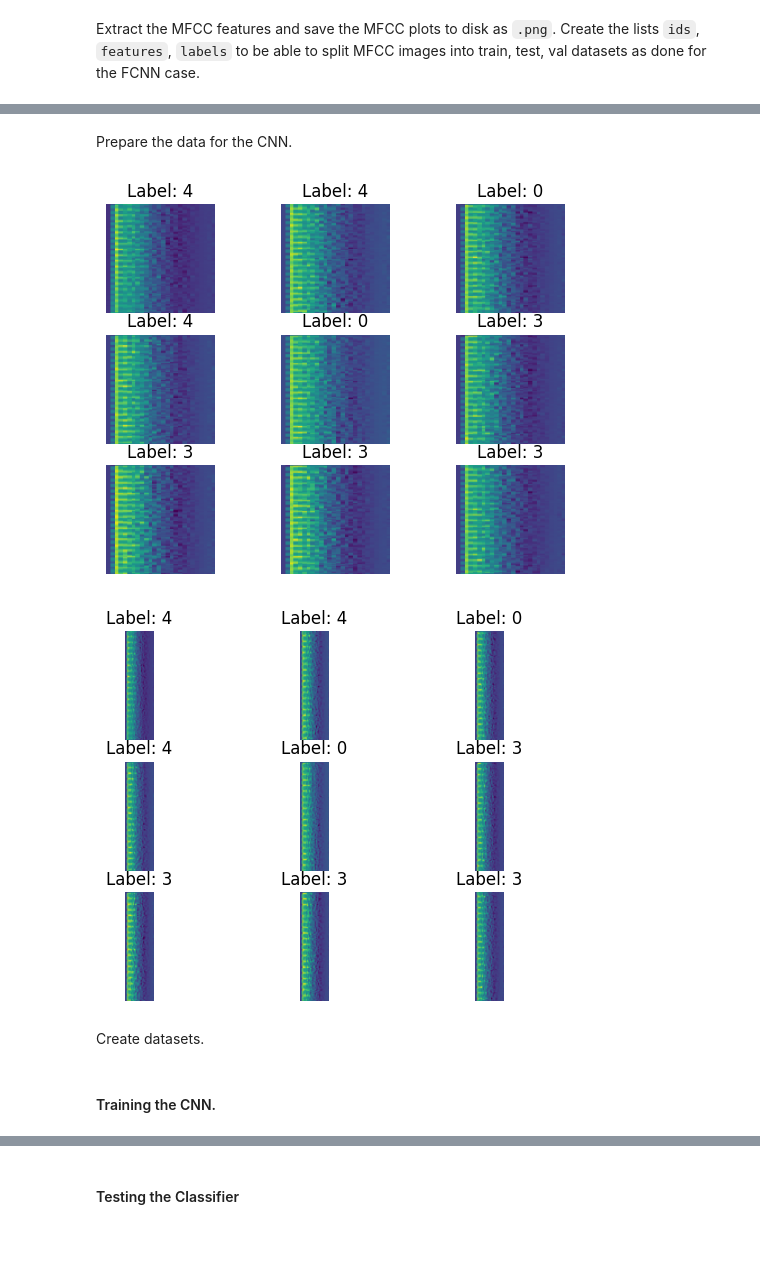
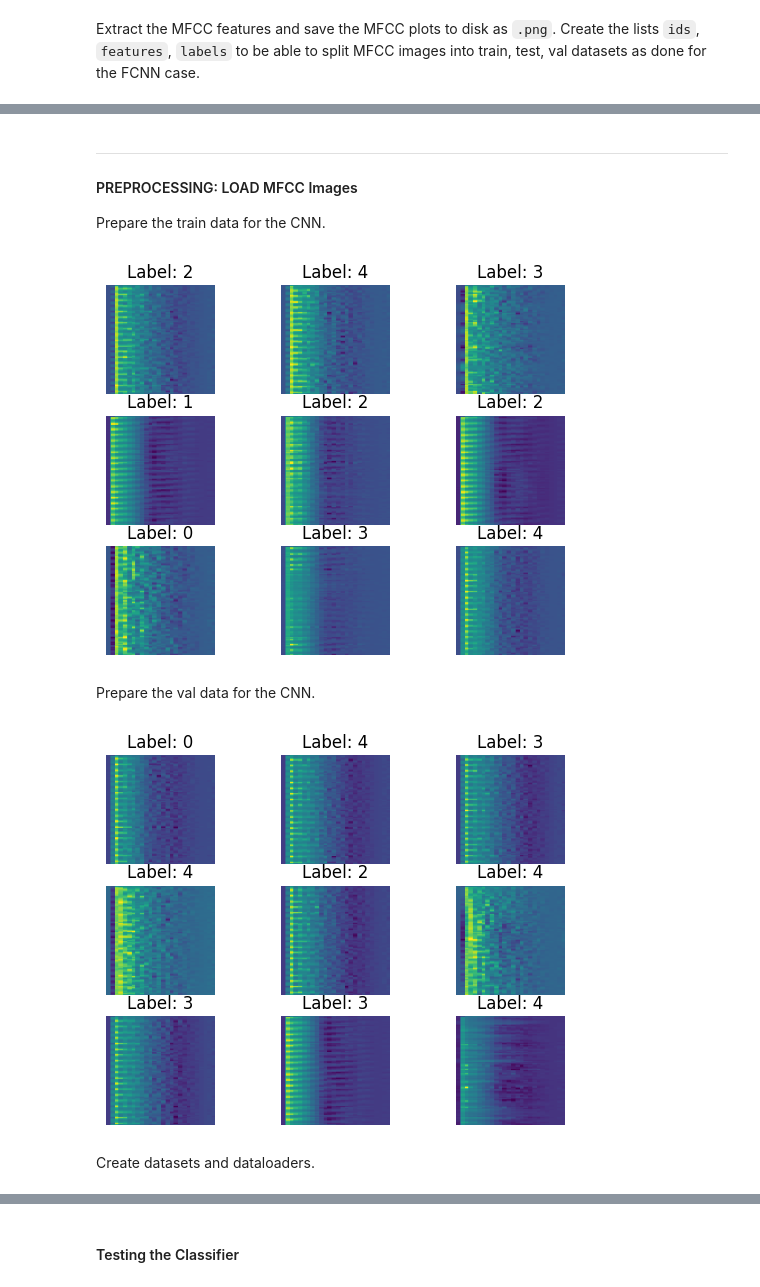
Before and after one commit to ntotikos/botanic-emotion-recognition, a Jupyter notebook: notebooks/src_01_cnn_classifier.ipynb, the cells around one changed output, grey strips where cells are left out. Cells and saved outputs as stored; diff of their text form; code cells hidden in the pictures; blank space fills up the shorter version.

Commit message:
Implemented the HPO for MFCC CNN

```diff
--- a/notebooks/src_01_cnn_classifier.ipynb
+++ b/notebooks/src_01_cnn_classifier.ipynb
@@ -86,2 +94,4 @@ for id_value, feature, label in zip(ids, features, labels):
 # %% [markdown]
-Prepare the data for the CNN.
+----
+#### PREPROCESSING: LOAD MFCC Images
+Prepare the train data for the CNN.
@@ -88,39 +112,60 @@ Prepare the data for the CNN.
 # %%
 # Load all MFCC images and file names.
-images = []
-file_names = []
+images_train = []
+labels_train = []
 
-image_filenames = os.listdir(MFCC_IMAGES_DIR)
-image_paths = [os.path.join(MFCC_IMAGES_DIR, filename) for filename in image_filenames]
+image_filenames = os.listdir(MFCC_IMAGES_DIR / train_81k_folder)
+image_paths = [os.path.join(MFCC_IMAGES_DIR / train_81k_folder, filename) for filename in image_filenames]
 
 IMAGE_SIZE = (97,97)
 N_CHANNELS = 3  # rgb
 for path in tqdm(image_paths):
     file_name = os.path.basename(path)
-    img = Image.open(path)
+    label_train = int(file_name.split(".")[0].split("_")[-1])
+    img = Image.open(path).convert("L")  # Make sure it is rgb (and not rgba which would give dim=4)
     img = img.resize(IMAGE_SIZE)
     img_array = np.array(img) / 255.0
-    images.append(img_array)
-    file_names.append(file_name)
+    images_train.append(img_array)
+    labels_train.append(label_train)
 # %%
 for i in range(9):
     plt.subplot(3, 3, i + 1)
-    plt.imshow(images[i])
-    plt.title(f"Label: {labels[i]}")
+    plt.imshow(images_train[i])
+    plt.title(f"Label: {labels_train[i]}")  # TODO: adjust this so that class label is extracted from file label.
     plt.axis("off")
 plt.show()
 # %% [output]
-[figure, old version]
+[figure, new version]
+# %% [markdown]
+Prepare the val data for the CNN.
+# %%
+val_81k_folder = "val-81k"
+# %%
+# Load all MFCC images and file names.
+images_val = []
+labels_val = []
+
+image_filenames_val = os.listdir(MFCC_IMAGES_DIR / val_81k_folder)
+image_paths_val = [os.path.join(MFCC_IMAGES_DIR / val_81k_folder, filename_val) for filename_val in image_filenames_val]
+
+IMAGE_SIZE = (97,97)
+N_CHANNELS = 3  # rgb
+for path_val in tqdm(image_paths_val):
+    file_name_val = os.path.basename(path_val)
+    label_val = int(file_name_val.split(".")[0].split("_")[-1])
+    img_val = Image.open(path_val).convert("L")  # convert to greyscale
+    img_val = img_val.resize(IMAGE_SIZE)
+    img_array_val = np.array(img_val) / 255.0
+    images_val.append(img_array_val)
+    labels_val.append(label_val)
 # %%
 for i in range(9):
     plt.subplot(3, 3, i + 1)
-    plt.imshow(images[i])
-    plt.title(f"Label: {labels[i]}")
+    plt.imshow(images_val[i])
+    plt.title(f"Label: {labels_val[i]}")  # TODO: adjust this so that class label is extracted from file label.
     plt.axis("off")
 plt.show()
 # %% [output]
-[figure, old version]
+[figure, new version]
 # %% [markdown]
-Create datasets.
+Create datasets and dataloaders.
-# %% [markdown]
-#### Training the CNN.
```
Also changed, not shown: parts of 43 cells of this notebook, 1 other file.
